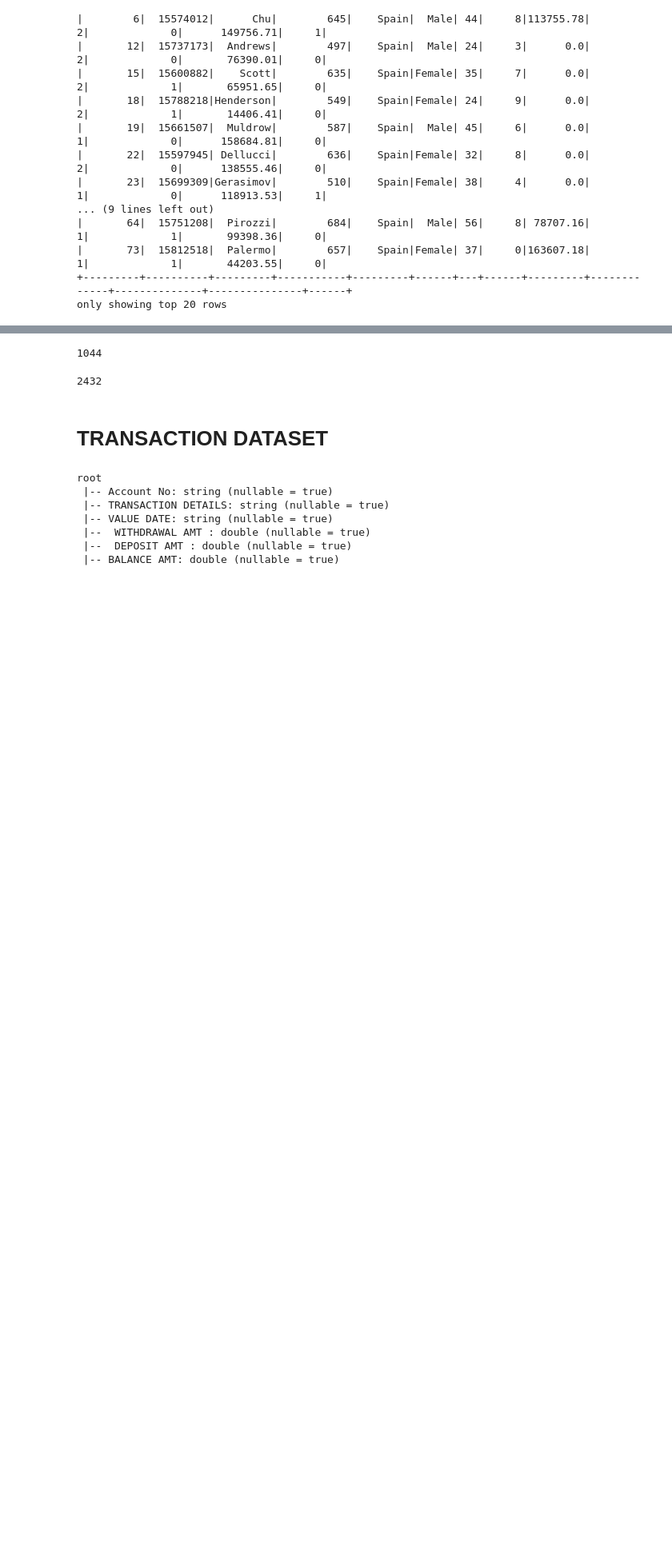
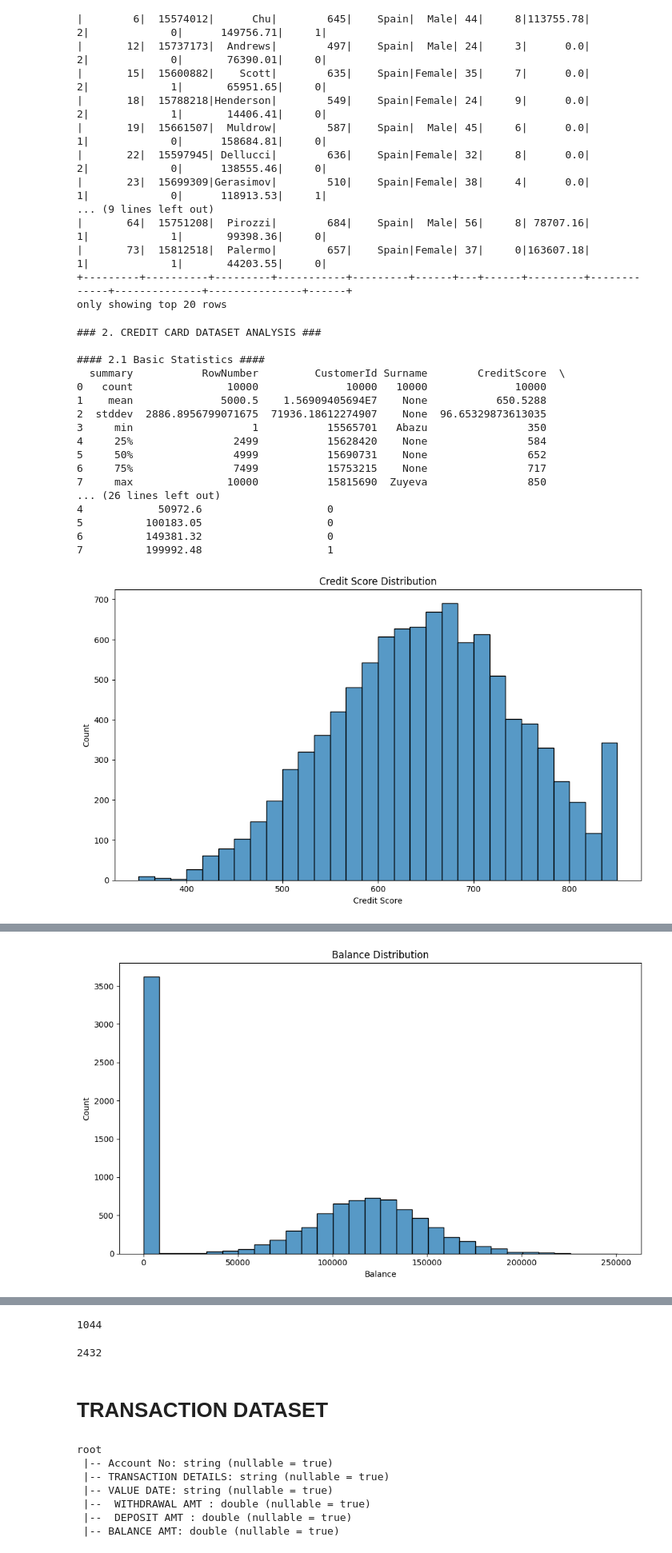
Before and after one commit to RohitMudili/Bank-factors-Prediction-using-MachineLearning-and-PySpark, a Jupyter notebook: banking_p2.ipynb, the cells around one changed output, grey strips where cells are left out. Shown at 80% size. Cells and saved outputs as stored; diff of their text form; code cells hidden in the pictures; blank space fills up the shorter version.

```diff
--- a/banking_p2.ipynb
+++ b/banking_p2.ipynb
@@ -190,3 +275,77 @@ dfc.filter(dfc["Geography"]=="Spain").show()
 |       73|  15812518|  Palermo|        657|    Spain|Female| 37|     0|163607.18|            1|             1|       44203.55|     0|
 +---------+----------+---------+-----------+---------+------+---+------+---------+-------------+--------------+---------------+------+
 only showing top 20 rows
+# %%
+# 2. CREDIT CARD DATASET ANALYSIS
+print("\n### 2. CREDIT CARD DATASET ANALYSIS ###")
+
+# 2.1 Basic Statistics
+print("\n#### 2.1 Basic Statistics ####")
+credit_stats = dfc.summary().toPandas()
+print(credit_stats)
+
+# 2.2 Credit Score Distribution
+plt.figure(figsize=(10, 6))
+sns.histplot(data=credit_pd, x="CreditScore", bins=30)
+plt.title("Credit Score Distribution")
+plt.xlabel("Credit Score")
+plt.ylabel("Count")
+plt.tight_layout()
+plt.show()
+
+# 2.3 Geography Distribution
+plt.figure(figsize=(8, 6))
+geo_counts = dfc.groupBy("Geography").count().toPandas()
+sns.barplot(x="Geography", y="count", data=geo_counts)
+plt.title("Distribution of Customers by Geography")
+plt.xlabel("Geography")
+plt.ylabel("Count")
+plt.tight_layout()
+plt.show()
+
+# 2.4 Balance Distribution
+plt.figure(figsize=(10, 6))
+sns.histplot(data=credit_pd, x="Balance", bins=30)
+plt.title("Balance Distribution")
+plt.xlabel("Balance")
+plt.ylabel("Count")
+plt.tight_layout()
+plt.show()
+
+# 2.5 Churn Analysis
+plt.figure(figsize=(8, 6))
+churn_counts = dfc.groupBy("Exited").count().toPandas()
+sns.barplot(x="Exited", y="count", data=churn_counts)
+plt.title("Customer Churn Distribution")
+plt.xlabel("Exited (1=Yes, 0=No)")
+plt.ylabel("Count")
+plt.tight_layout()
+plt.show()
+
+# 2.6 Correlation Analysis
+numeric_cols = ["CreditScore", "Age", "Tenure", "Balance", "NumOfProducts", "EstimatedSalary", "Exited"]
+correlation_matrix = dfc.select(numeric_cols).toPandas().corr()
+plt.figure(figsize=(10, 8))
+sns.heatmap(correlation_matrix, annot=True, cmap="coolwarm", fmt=".2f")
+plt.title("Correlation Matrix of Numeric Features")
+plt.tight_layout()
+plt.show()
+# %% [output]
+### 2. CREDIT CARD DATASET ANALYSIS ###
+
+#### 2.1 Basic Statistics ####
+  summary           RowNumber         CustomerId Surname        CreditScore  \
+0   count               10000              10000   10000              10000
+1    mean              5000.5    1.56909405694E7    None           650.5288
+2  stddev  2886.8956799071675  71936.18612274907    None  96.65329873613035
+3     min                   1           15565701   Abazu                350
+4     25%                2499           15628420    None                584
+5     50%                4999           15690731    None                652
+6     75%                7499           15753215    None                717
+7     max               10000           15815690  Zuyeva                850
+... (26 lines left out)
+4            50972.6                    0
+5          100183.05                    0
+6          149381.32                    0
+7          199992.48                    1
+[figure, added]
@@ -192,0 +353 @@ only showing top 20 rows
+[figure, added]
```
Also changed, not shown: parts of 6 cells of this notebook.
